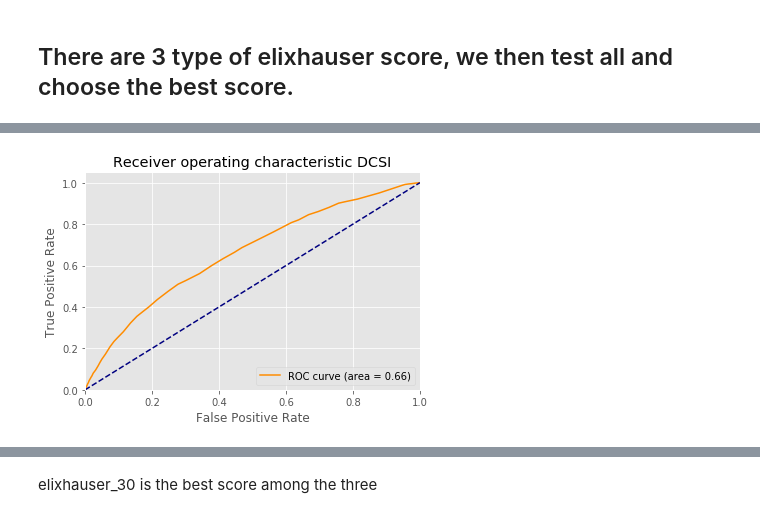
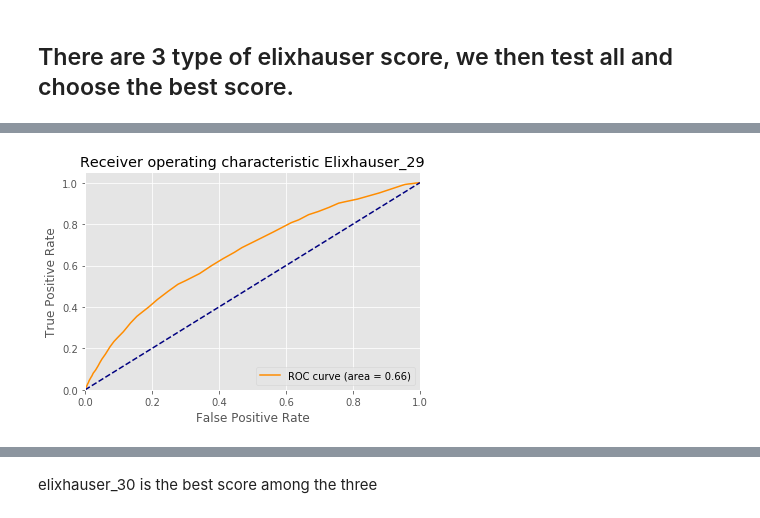
Before and after one commit to sl609/DataSci-HeathDuke, a Jupyter notebook: Final_Project_Submission.ipynb, the cells around one changed output, grey strips where cells are left out. Cells and saved outputs as stored; diff of their text form; code cells hidden in the pictures.

```diff
--- a/Final_Project_Submission.ipynb
+++ b/Final_Project_Submission.ipynb
@@ -404,7 +404,7 @@ Name: DCSI, dtype: int64
 # %%
 join_dcsi = join_dcsi.drop_duplicates()
 # %%
-def roc_plot(y_test,y_score):
+def roc_plot(y_test,y_score,title):
     fpr = dict()
     tpr = dict()
     roc_auc = dict()
@@ -417,7 +417,7 @@ def roc_plot(y_test,y_score):
     plt.ylim([0.0, 1.05])
     plt.xlabel('False Positive Rate')
     plt.ylabel('True Positive Rate')
-    plt.title('Receiver operating characteristic DCSI')
+    plt.title(title)
     plt.legend(loc="lower right")
     plt.show()
 # %%
@@ -532,11 +474,11 @@ plt.show()
 # %%
 # Using elixhauser_29
 join_eli_29= join_eli[['Death','elixhauser_sid29']]
 join_eli_29=join_eli_29.dropna()
 
 y_test = np.asarray(join_eli_29['Death'])
 y_score= np.asarray(join_eli_29['elixhauser_sid29'])
 
-roc_plot(y_test,y_score)
+roc_plot(y_test,y_score,'Receiver operating characteristic Elixhauser_29')
 # %% [output]
-[figure, old version]
+[figure, new version]
```
Also changed, not shown: parts of 9 cells of this notebook.
